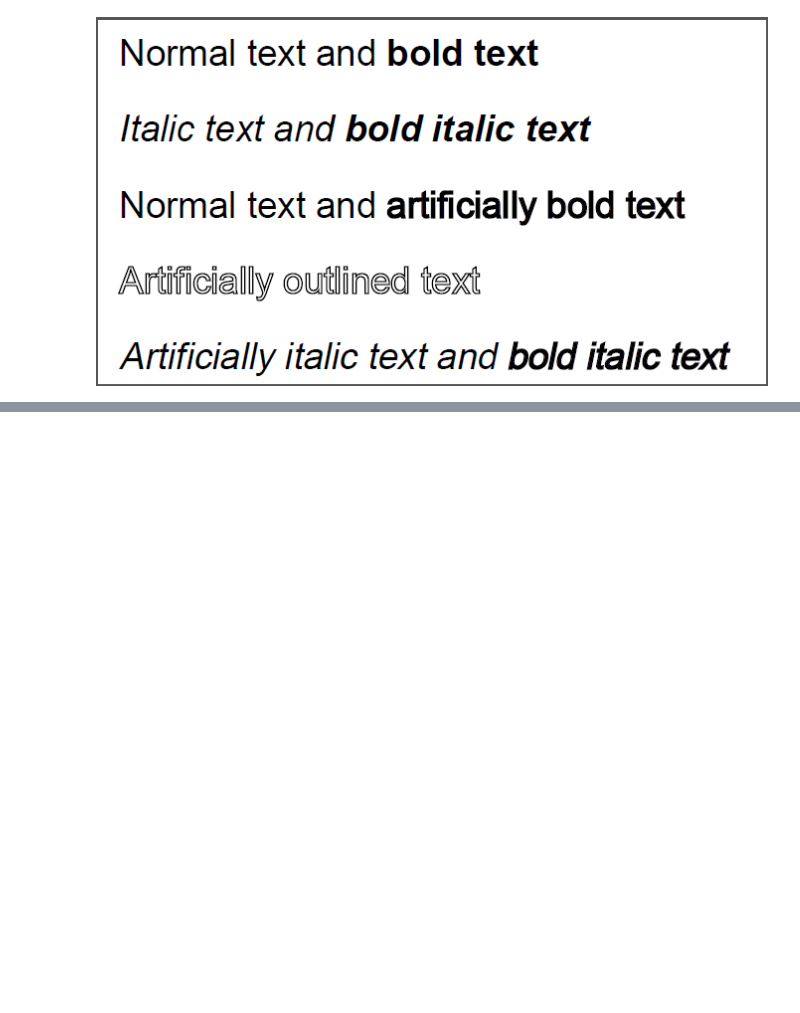
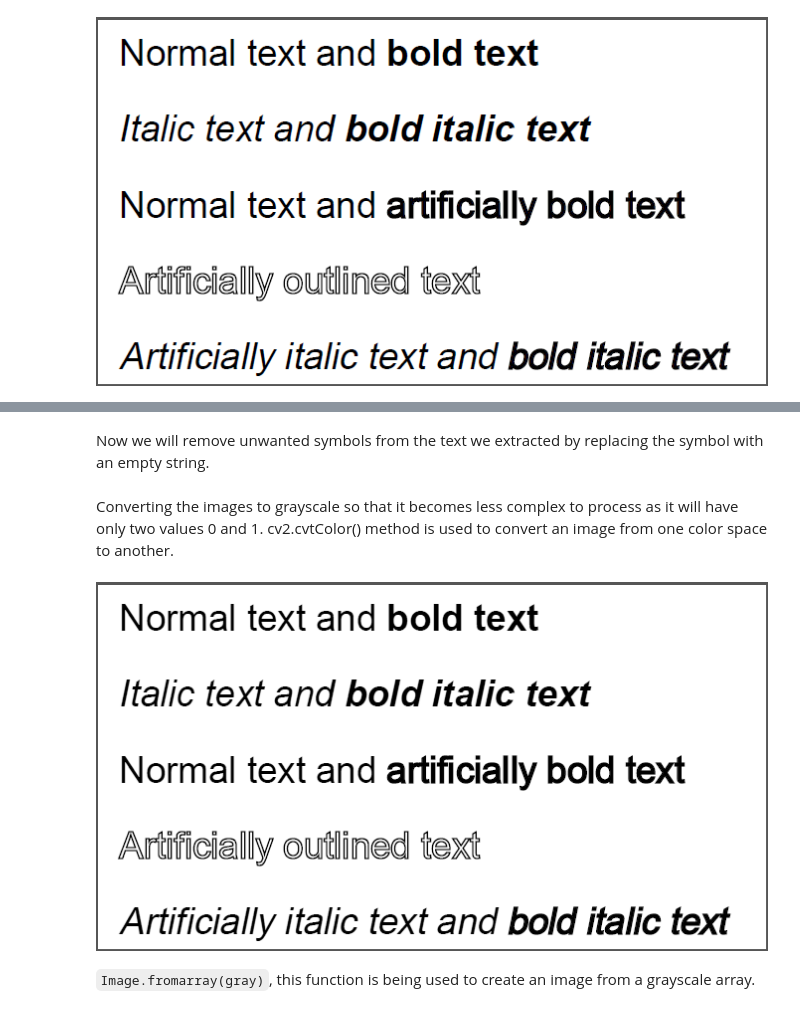
Before and after one commit to KiarashKiani79/Text-Extraction-From-Images-Application, a Jupyter notebook: text_extractor.ipynb, the cells around one changed output, grey strips where cells are left out. Saved outputs shown, nothing was run; the diff lists cells and outputs as text; code cells hidden in the pictures; blank space fills up the shorter version.

Commit message:
Read the image into OpenCv format, convert the image to grayscale

```diff
--- a/text_extractor.ipynb
+++ b/text_extractor.ipynb
@@ -95,0 +128,14 @@ TesseractNotFoundError: tesseract is not installed or it's not in your PATH. See
+# %% [markdown]
+Now we will remove unwanted symbols from the text we extracted by replacing the symbol with an empty string.
+# %%
+image = cv2.imread('image.png')
+# %% [markdown]
+Converting the images to grayscale so that it becomes less complex to process as it will have only two values 0 and 1. cv2.cvtColor() method is used to convert an image from one color space to another.
+# %%
+# Convert the image to grayscale
+gray = cv2.cvtColor(image, cv2.COLOR_BGR2GRAY)
+Image.fromarray(gray)
+# %% [output]
+[figure, added]
+# %% [markdown]
+`Image.fromarray(gray)`, this function is being used to create an image from a grayscale array.
```
Also changed, not shown: parts of 5 cells of this notebook.
